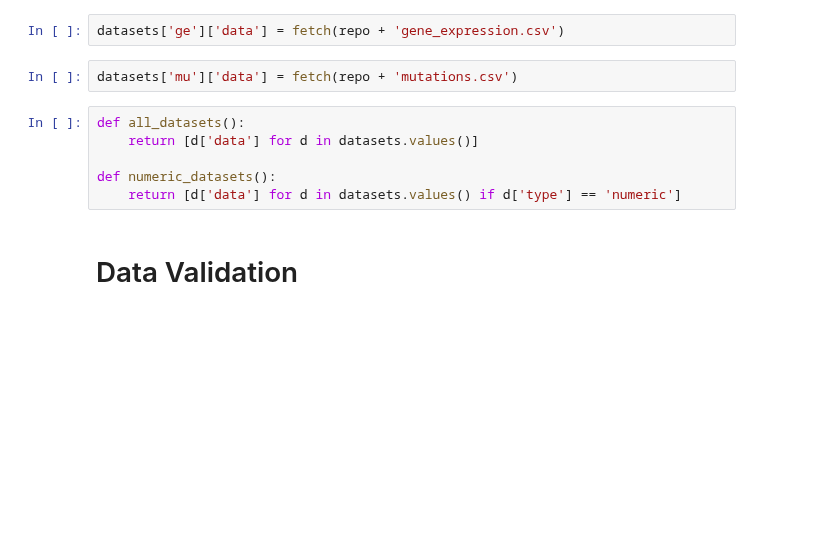
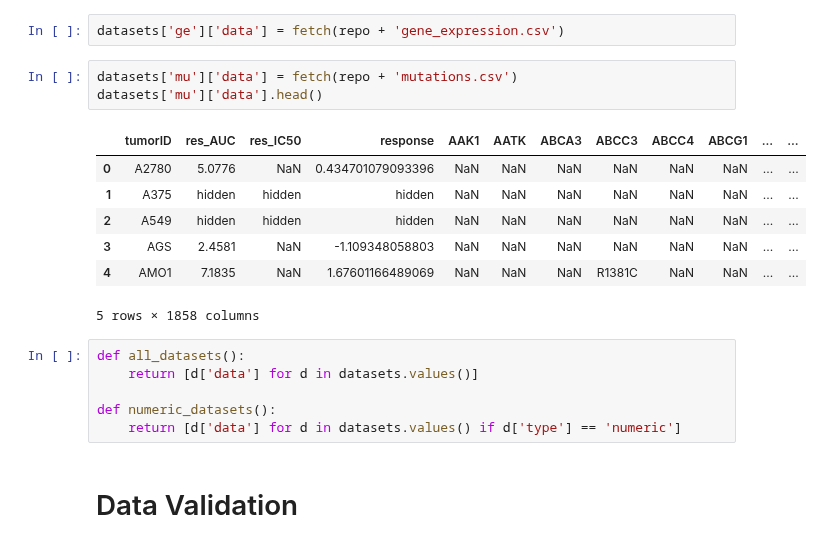
Before and after one commit to eric-czech/portfolio, a Jupyter notebook: demonstrative/python/notebooks/meetups/genomics_analytics.ipynb, the cells around one changed output. Cells and saved outputs as stored; diff of their text form; blank space fills up the shorter version.

```diff
--- a/demonstrative/python/notebooks/meetups/genomics_analytics.ipynb
+++ b/demonstrative/python/notebooks/meetups/genomics_analytics.ipynb
@@ -40,6 +57,15 @@ datasets['cn']['data'] = fetch(repo + 'copy_number.csv')
 datasets['ge']['data'] = fetch(repo + 'gene_expression.csv')
 # %%
 datasets['mu']['data'] = fetch(repo + 'mutations.csv')
+datasets['mu']['data'].head()
+# %% [output]
+|  | tumorID | res_AUC | res_IC50 | response | AAK1 | AATK | ABCA3 | ABCC3 | ABCC4 | ABCG1 | ... | ... |
+| 0 | A2780 | 5.0776 | NaN | 0.434701079093396 | NaN | NaN | NaN | NaN | NaN | NaN | ... | ... |
+| 1 | A375 | hidden | hidden | hidden | NaN | NaN | NaN | NaN | NaN | NaN | ... | ... |
+| 2 | A549 | hidden | hidden | hidden | NaN | NaN | NaN | NaN | NaN | NaN | ... | ... |
+| 3 | AGS | 2.4581 | NaN | -1.109348058803 | NaN | NaN | NaN | NaN | NaN | NaN | ... | ... |
+| 4 | AMO1 | 7.1835 | NaN | 1.67601166489069 | NaN | NaN | NaN | R1381C | NaN | NaN | ... | ... |
+5 rows × 1858 columns
 # %%
 def all_datasets():
     return [d['data'] for d in datasets.values()]
```
Also changed, not shown: parts of 3 cells of this notebook.
